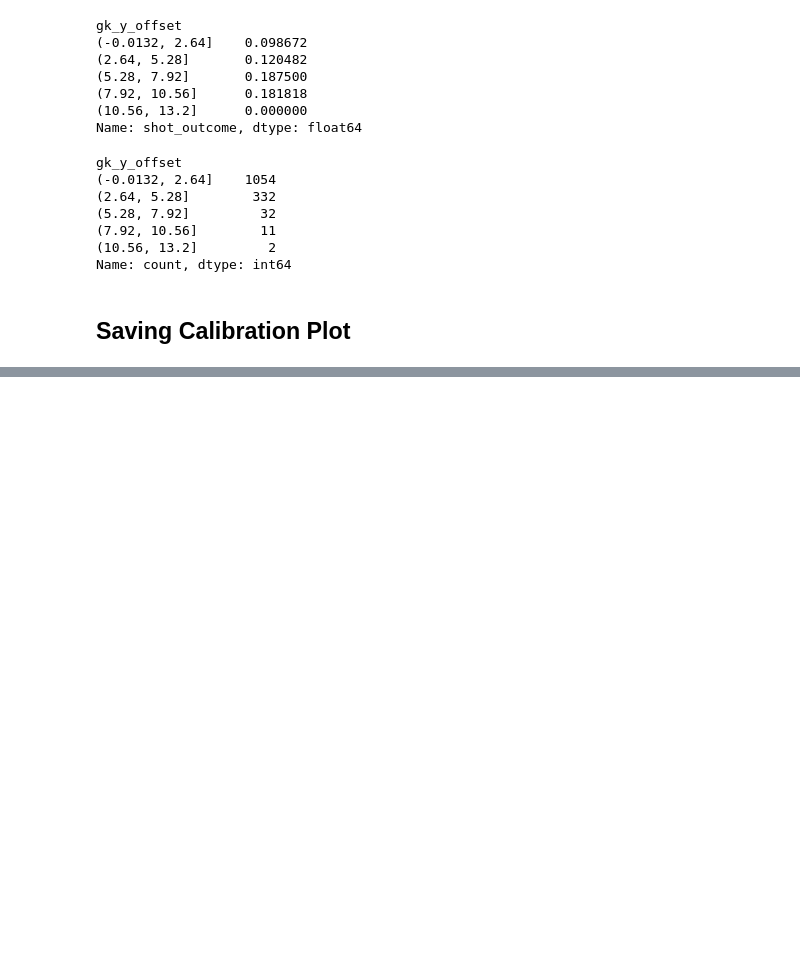
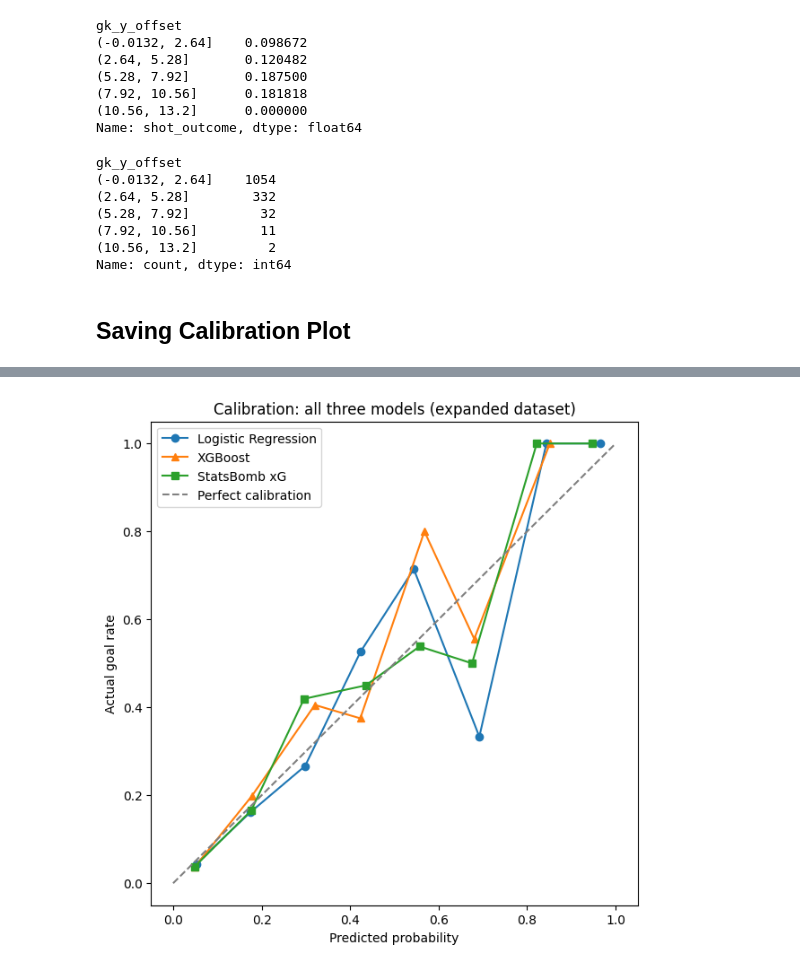
Before and after one commit to chidianagu/xg-model, a Jupyter notebook: notebooks/01_data_exploration.ipynb, the cells around one changed output, grey strips where cells are left out. Cells and saved outputs as stored; diff of their text form; code cells hidden in the pictures; blank space fills up the shorter version.

```diff
--- a/notebooks/01_data_exploration.ipynb
+++ b/notebooks/01_data_exploration.ipynb
@@ -1061,0 +1234,13 @@ fig.savefig('../reports/calibration_comparison.png', dpi=150, bbox_inches='tight
+# %%
+# Re-merging team/competitions info
+
+shots = shots.merge(
+    matches[['match_id', 'home_team', 'away_team', 'competition_stage', 'competition_id', 'season_id']],
+    on='match_id', how='left'
+)
+# %%
+# Excluding penalty shootouts
+
+print(f"Shots before filtering: {len(shots)}")
+shots = shots[shots['period'] != 5].copy()
+print(f"Shots after excluding shootouts: {len(shots)}")
@@ -1061,0 +1274,11 @@ fig.savefig('../reports/calibration_comparison.png', dpi=150, bbox_inches='tight
+# %%
+# Rebuilding model data and checkiing for missingness
+
+for f in model_features:
+    print(f"{f:30} {shots[f].isna().sum()} missing")
+
+model_data = shots.dropna(subset=model_features + ['shot_outcome']).copy()
+model_data['is_goal'] = (model_data['shot_outcome'] == 'Goal').astype(int)
+
+print(f"\nRows available for modelling: {len(model_data)} (out of {len(shots)} total shots)")
+print(f"Goal rate: {model_data['is_goal'].mean():.1%}")
@@ -1061,0 +1421,21 @@ fig.savefig('../reports/calibration_comparison.png', dpi=150, bbox_inches='tight
+# %%
+# Updated Calibration plot
+
+frac_pos_lr, mean_pred_lr = calibration_curve(y_test, preds, n_bins=8)
+frac_pos_xgb, mean_pred_xgb = calibration_curve(y_test, xgb_preds, n_bins=8)
+frac_pos_sb, mean_pred_sb = calibration_curve(y_test, sb_xg_test, n_bins=8)
+
+fig, ax = plt.subplots(figsize=(7,7))
+ax.plot(mean_pred_lr, frac_pos_lr, marker='o', label='Logistic Regression')
+ax.plot(mean_pred_xgb, frac_pos_xgb, marker='^', label='XGBoost')
+ax.plot(mean_pred_sb, frac_pos_sb, marker='s', label='StatsBomb xG')
+ax.plot([0,1], [0,1], linestyle='--', color='grey', label='Perfect calibration')
+ax.set_xlabel('Predicted probability')
+ax.set_ylabel('Actual goal rate')
+ax.set_title('Calibration: all three models (expanded dataset)')
+ax.legend()
+plt.show()
+
+fig.savefig('../reports/calibration_comparison_expanded_dataset.png', dpi=150, bbox_inches='tight')
+# %% [output]
+[figure, added]
```
Also changed, not shown: parts of 21 cells of this notebook, 4 other files.
